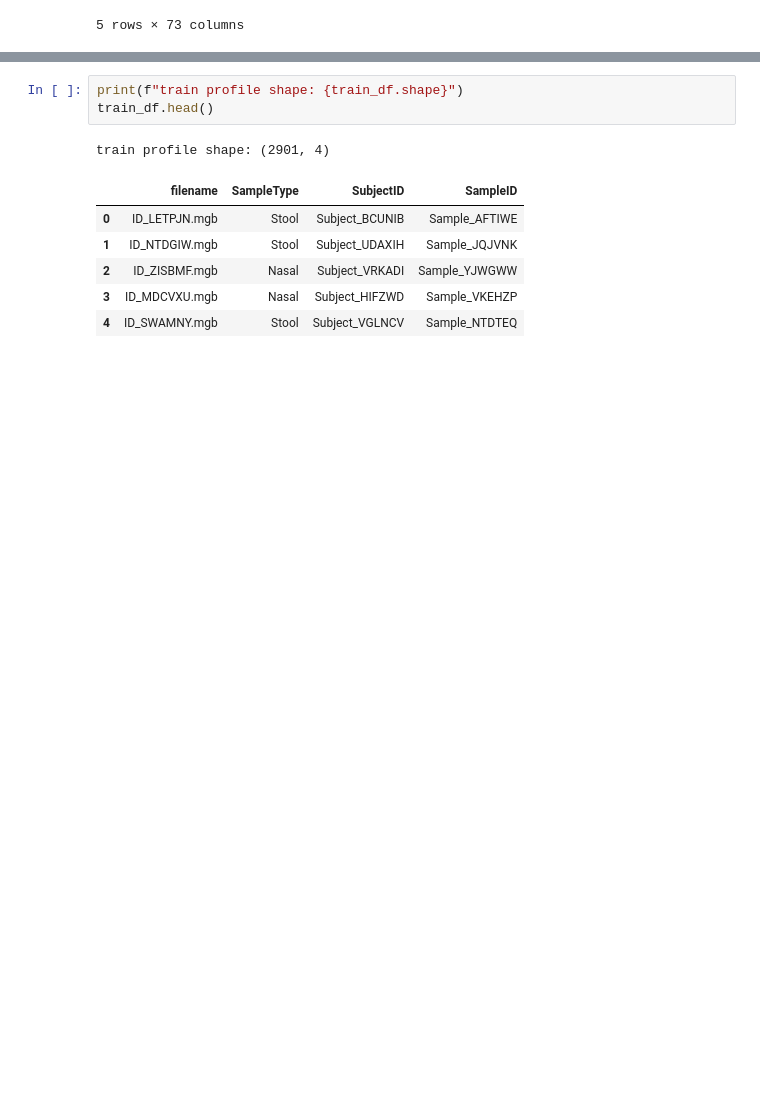
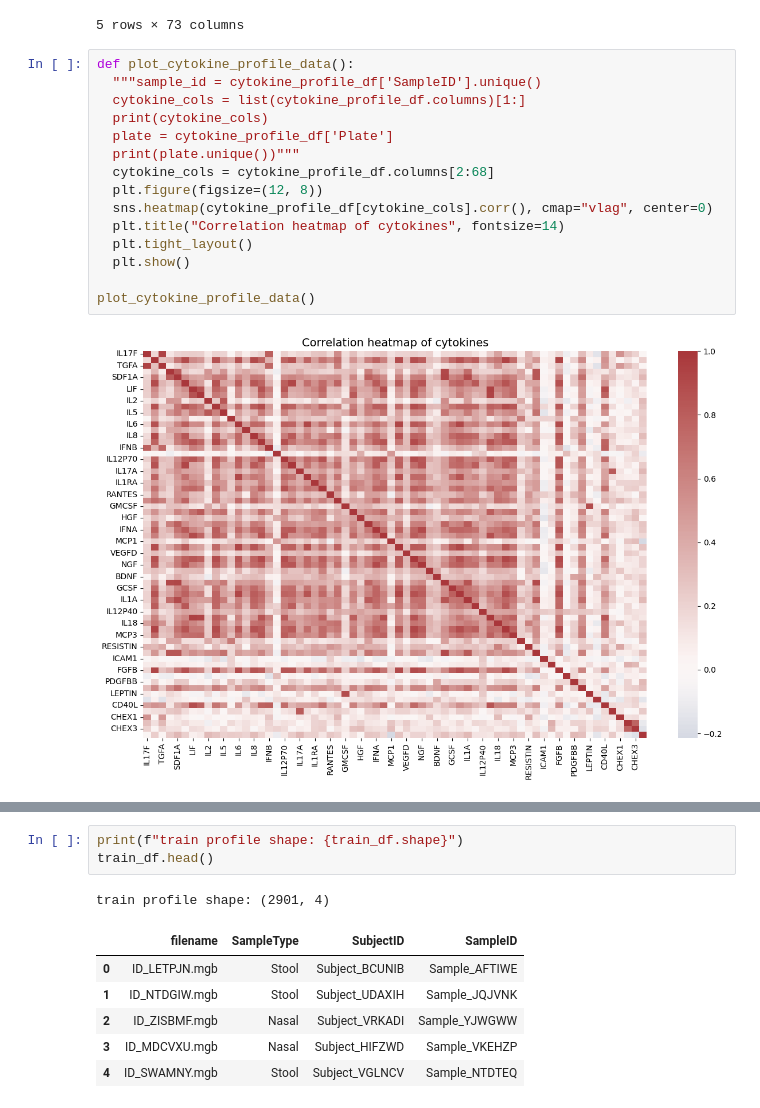
Before and after one commit to valentina-buoro/mpeg-decoding-the-dialogue, a Jupyter notebook: notebooks/exploratory_data_analysis.ipynb, the cells around one changed output, grey strips where cells are left out. Cells and saved outputs as stored; diff of their text form; blank space fills up the shorter version.

Commit message:
EDA on train data

```diff
--- a/notebooks/exploratory_data_analysis.ipynb
+++ b/notebooks/exploratory_data_analysis.ipynb
@@ -30,3 +30,20 @@ cytokine profile shape: (670, 73)
 | 3 | Sample_IOOXEU | INF_P8 | 176.637314 | 18.436133 | 26.005238 | 59.877657 | 154.482114 | 26.666915 | 37.089150 | 20.563095 | ... | ... |
 | 4 | Sample_KELXIR | INF_P8 | 182.492695 | 17.558222 | 17.336825 | 63.085389 | 152.435993 | 23.908268 | 38.091559 | 21.497781 | ... | ... |
 5 rows × 73 columns
+# %%
+def plot_cytokine_profile_data():
+  """sample_id = cytokine_profile_df['SampleID'].unique()
+  cytokine_cols = list(cytokine_profile_df.columns)[1:]
+  print(cytokine_cols)
+  plate = cytokine_profile_df['Plate']
+  print(plate.unique())"""
+  cytokine_cols = cytokine_profile_df.columns[2:68]
+  plt.figure(figsize=(12, 8))
+  sns.heatmap(cytokine_profile_df[cytokine_cols].corr(), cmap="vlag", center=0)
+  plt.title("Correlation heatmap of cytokines", fontsize=14)
+  plt.tight_layout()
+  plt.show()
+
+plot_cytokine_profile_data()
+# %% [output]
+[figure, added]
```
Also changed, not shown: parts of 4 cells of this notebook.
